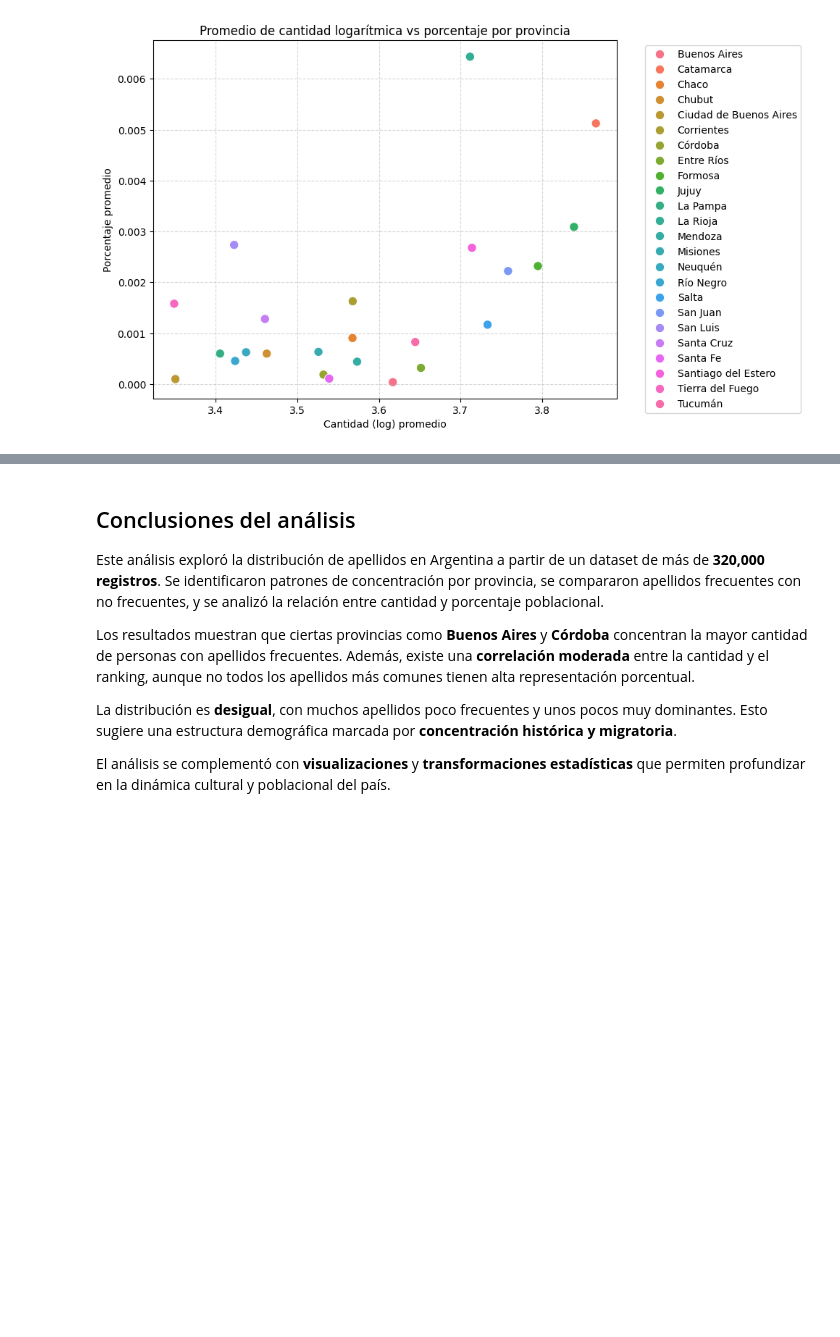
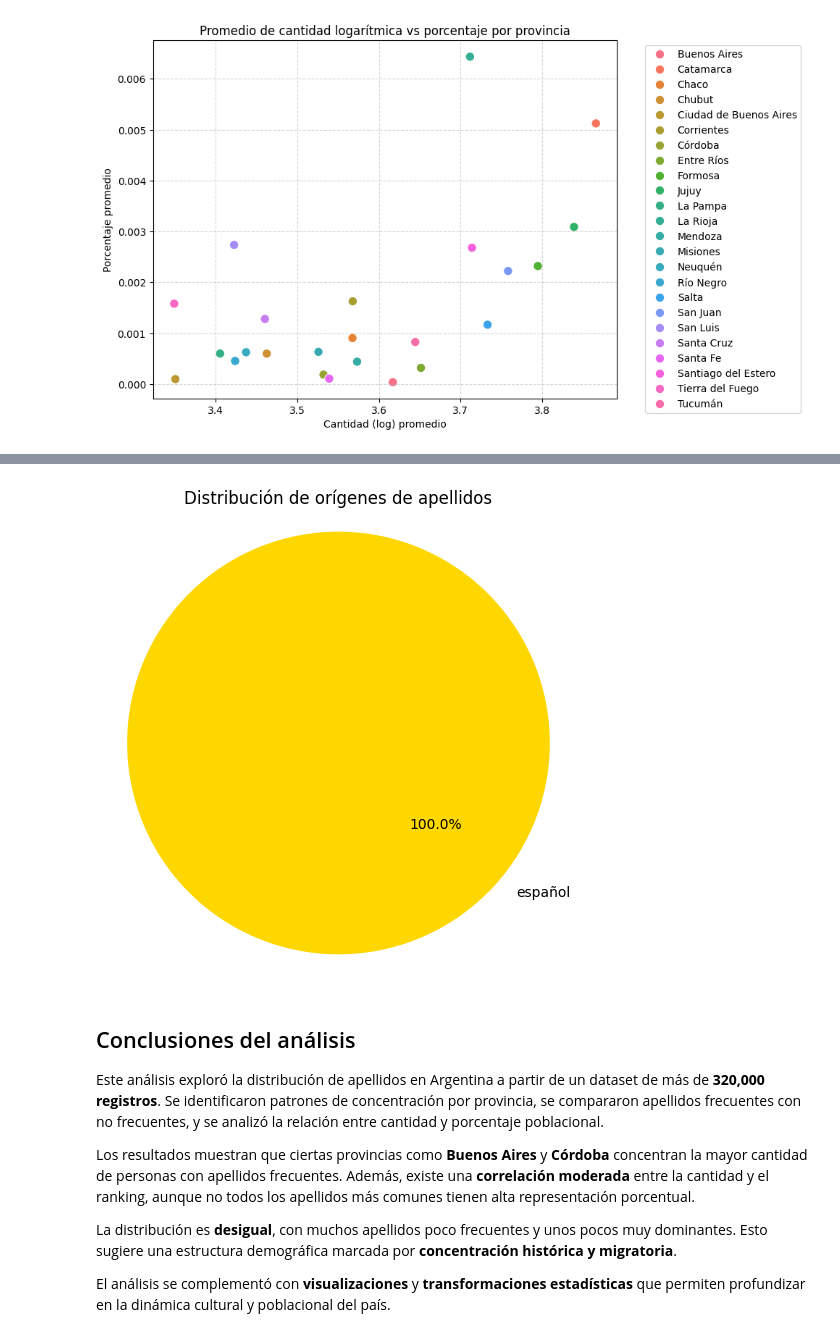
Before and after one commit to rada863/proyecto_1, a Jupyter notebook: proyecto_1.ipynb, the cells around one changed output, grey strips where cells are left out. Cells and saved outputs as stored; diff of their text form; code cells hidden in the pictures; blank space fills up the shorter version.

```diff
--- a/proyecto_1.ipynb
+++ b/proyecto_1.ipynb
@@ -399,0 +474,16 @@ plt.show()
+# %%
+origen_dict = {
+    'González': 'español',
+    'Rodríguez': 'español',
+    'Gómez': 'español',
+    'Fernández': 'español',
+    'López': 'español',
+    'Martínez': 'español',
+    'Díaz': 'español',
+    'Pérez': 'español',
+    'Sánchez': 'español',
+    'Romero': 'español'
+}
+
+df['origen'] = df['apellido'].map(origen_dict)
+print(df[['apellido', 'origen']].head(10))
@@ -400,3 +504,17 @@ plt.show()
+# %%
+import matplotlib.pyplot as plt
+
+# Contar cuántos apellidos hay por origen
+origen_counts = df['origen'].value_counts()
+
+# Crear gráfico de torta
+plt.figure(figsize=(6,6))
+plt.pie(origen_counts, labels=origen_counts.index, autopct='%1.1f%%', startangle=140, colors=['gold', 'lightblue', 'lightgreen'])
+plt.title('Distribución de orígenes de apellidos')
+plt.axis('equal')
+plt.show()
+# %% [output]
+[figure, added]
 # %% [markdown]
 ## Conclusiones del análisis
 
```
Also changed, not shown: parts of 7 cells of this notebook.
